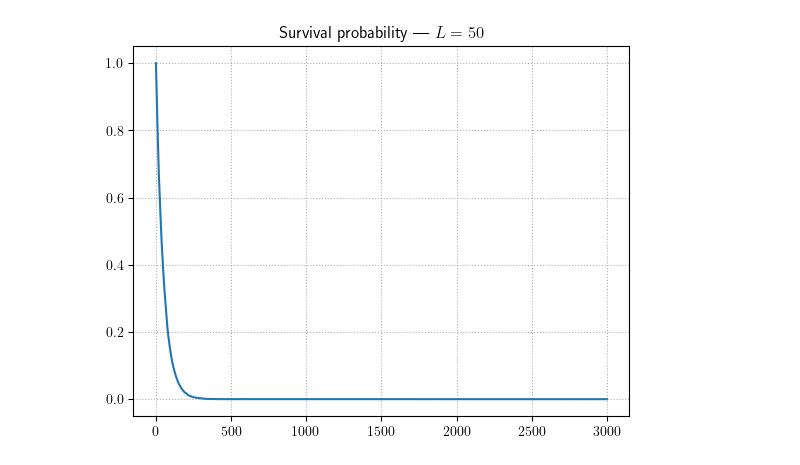
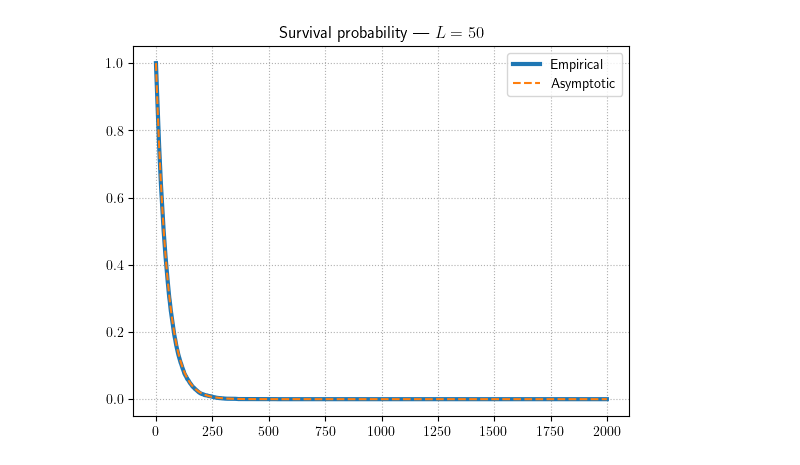
Before and after one commit to HugoLebeau/online_learning, a Jupyter notebook: Uniform removal.ipynb, the cells around one changed output. Saved outputs shown, nothing was run; the diff lists cells and outputs as text; code cells hidden in the pictures.

```diff
--- a/Uniform removal.ipynb
+++ b/Uniform removal.ipynb
@@ -10,29 +10,29 @@ plt.style.use('default')
 plt.rcParams["text.usetex"] = True
 np.random.seed(14159)
 # %%
-n = 3000
-p = 100
-L = 50
+n = 2000 # sample size
+p = 100 # dimension
+L = 50 # band size
+mu_norm = 5
 
-setting = "$n = {} \\quad p = {} \\quad L = {}$".format(n, p, L)
+setting = "$n = {} \\quad p = {} \\quad L = {} \quad || \mu || = {}$".format(n, p, L, mu_norm)
 
-# k = 2 # number of classes
-# pi = np.array([0.5, 0.5]) # proportion of each class
-# # centroid of each class
-# mu = stats.norm.rvs(size=(p, 1))
-# mu_norm = 3
-# mu = mu_norm*mu/np.linalg.norm(mu)
-# M = np.concatenate([+mu, -mu], axis=1)
-# setting += "$\quad || \mu || = {}$".format(mu_norm)
+c = p/n
+epsilon = (2*L-1)/n
 
-k = 3 # number of classes
-pi = np.array([0.34, 0.33, 0.33]) # proportion of each class
-# centroid of each class
-cov_mat = np.kron(np.array([[10., 5.5, 2.], [5.5, 15., 4.], [2., 4., 12.]]), np.eye(p))/p
-M = stats.multivariate_normal.rvs(cov=cov_mat).reshape((p, k))
-min_mu_norm = 10
-M = min_mu_norm*M/np.sqrt(np.diag((M.T)@M)).min()
+pm1_setting = True
 
+if pm1_setting:
+    k = 2 # number of classes
+    pi = np.array([0.5, 0.5]) # proportion of each class
+    mu = stats.norm.rvs(size=(p, 1))
+    M = np.concatenate([+mu, -mu], axis=1)
+else:
+    k = 3 # number of classes
+    pi = np.array([0.34, 0.33, 0.33]) # proportion of each class
+    M = stats.norm.rvs(size=(p, k))
+
+M = mu_norm*M/np.linalg.norm(M, axis=0) # centroid of each class
 J = utils.getJ(n, pi)
 P = M@(J.T)
 Z = stats.norm.rvs(size=(p, n))
@@ -61,10 +60,13 @@ for i in range(n):
 # %%
-plt.plot(np.mean(chain[n:], axis=0))
+x = np.arange(n)
+plt.plot(x, np.mean(chain[n:], axis=0), lw=3, label="Empirical")
+plt.plot(x, np.exp(-x/L), ls='--', label="Asymptotic")
 plt.grid(ls=':')
+plt.legend()
 plt.title("Survival probability | $L = {}$".format(L))
 plt.show()
 # %% [output]
-[figure, old version]
+[figure, new version]
 # %%
 fig, ax = plt.subplots(1, 2)
 ax[0].matshow(R, cmap='binary')
```
Also changed, not shown: parts of 7 cells of this notebook.
